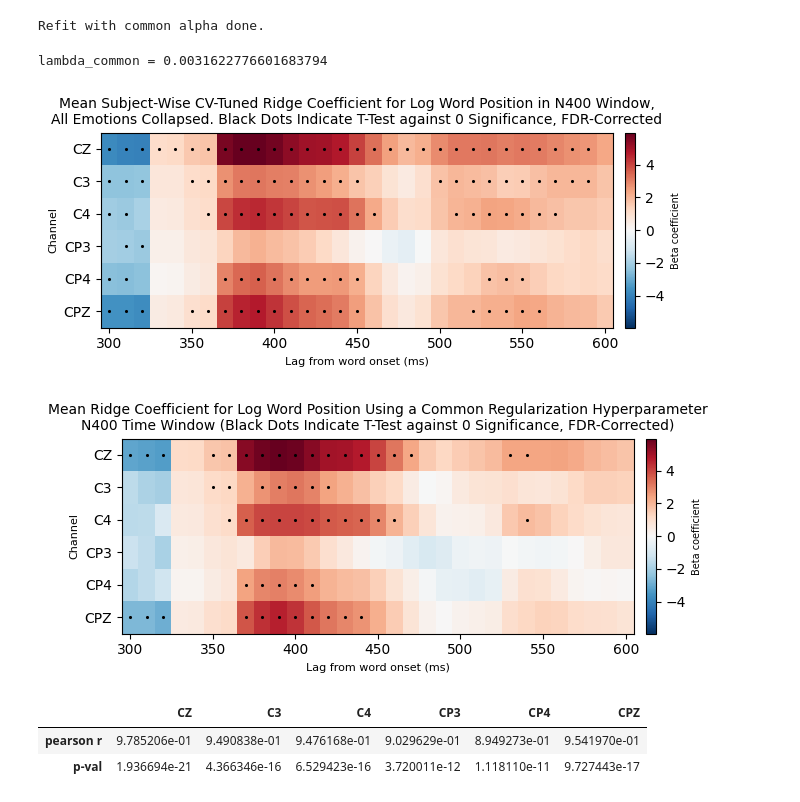
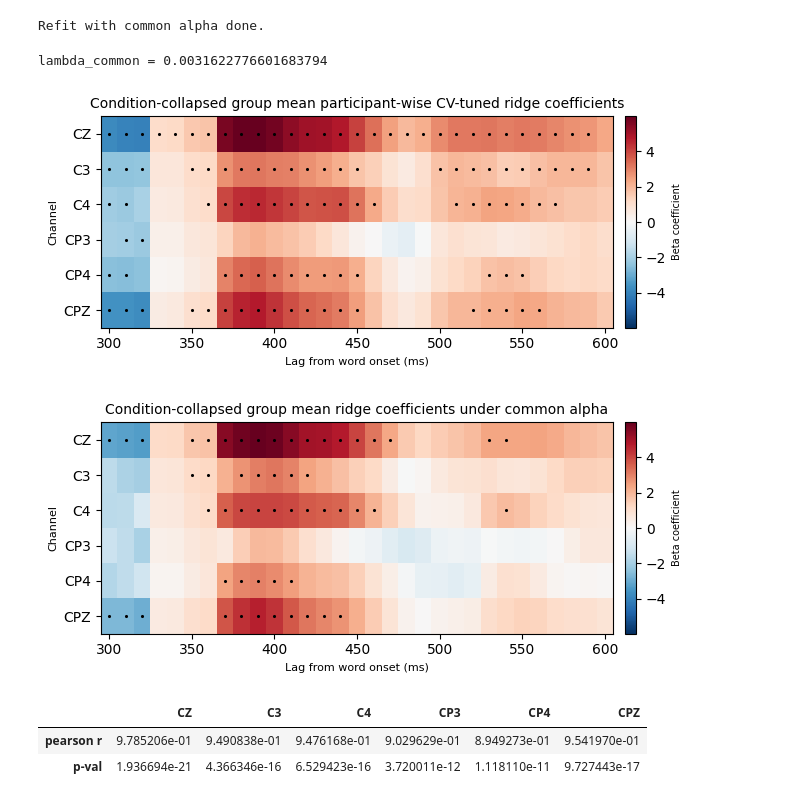
Before and after one commit to amandalin047/Updating_rERP_2023, a Jupyter notebook: deconvolution/deconv_v4.ipynb, the cells around one changed output. Saved outputs shown, nothing was run; the diff lists cells and outputs as text; code cells hidden in the pictures.

```diff
--- a/deconvolution/deconv_v4.ipynb
+++ b/deconvolution/deconv_v4.ipynb
@@ -665,36 +664,37 @@ n400_coefs_drop13 = get_time_window_coefs(subj_refit_drop13,
                                           n_predictors=2,
                                           intercept_index=0,
                                           beta_index=1,
                                           time_window=(0.3, 0.6),
                                           sfreq=100.0,
                                           sig_thresh=0.05)
 n400_coefs_common_drop13 = get_time_window_coefs(subj_refit_common_drop13,
                                                  n_predictors=2,
                                                  intercept_index=0,
                                                  beta_index=1,
                                                  time_window=(0.3, 0.6),
                                                  sfreq=100.0,
                                                  sig_thresh=0.05)
 
 n400_fig_drop13 = time_window_heatmap(n400_coefs_drop13,
                                       time_window=(0.3, 0.6),
                                       dt=10,
                                       ch_roi=ch_roi,
                                       show_corrected=True,
                                       vmin=vmin, vmax=vmax,
+                                      alt_title="Condition-collapsed group mean participant-wise CV-tuned ridge coefficients",
                                       component_name="N400")
 n400_fig_common_drop13 = time_window_heatmap(n400_coefs_common_drop13,
                                              time_window=(0.3, 0.6),
                                              dt=10,
                                              ch_roi=ch_roi,
                                              show_corrected=True,
                                              vmin=vmin, vmax=vmax,
-                                             alt_title=f"Mean Ridge Coefficient for Log Word Position Using a Common Regularization Hyperparameter\nN400 Time Window (Black Dots Indicate T-Test against 0 Significance, FDR-Corrected)",
+                                             alt_title=f"Condition-collapsed group mean ridge coefficients under common alpha",
                                              component_name="N400")
 # %% [output]
 lambda_common = 0.0031622776601683794
-[figure, old version]
+[figure, new version]
-[figure, old version]
+[figure, new version]
 # %%
 def get_beta_summary(window_coefs):
     window_coefs_mean = np.mean(window_coefs.beta_window, axis=-1)  # average over time window (last axis)
```
Also changed, not shown: parts of 7 cells of this notebook.
